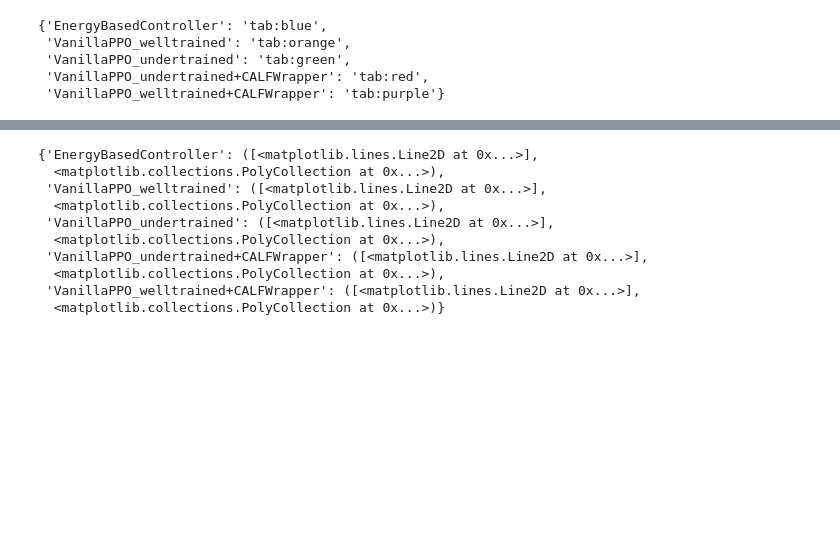
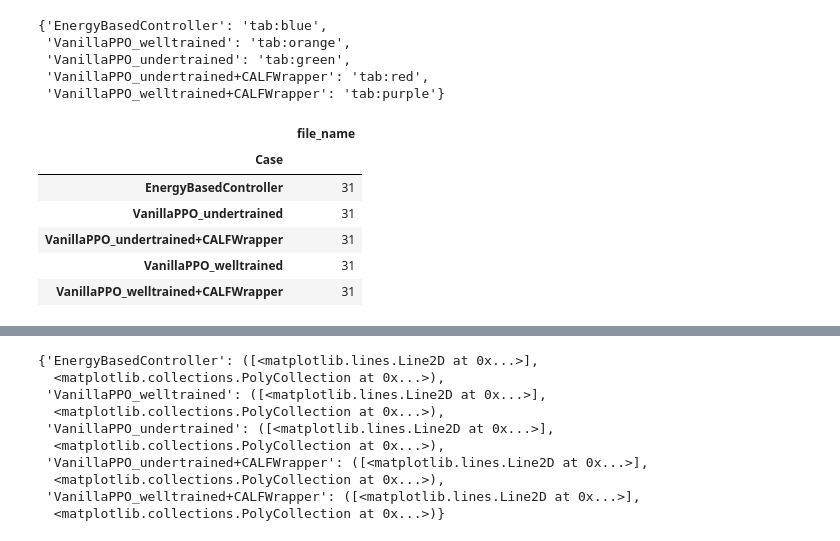
Before and after one commit to osinenkop/stable-baselines-playground, a Jupyter notebook: notebooks/analysis.ipynb, the cells around one changed output, grey strips where cells are left out. Drawn from its saved outputs; the diff is of its cells as text; code cells hidden in the pictures; blank space fills up the shorter version.

```diff
--- a/notebooks/analysis.ipynb
+++ b/notebooks/analysis.ipynb
@@ -79,5 +79,15 @@ case_colors
  'VanillaPPO_undertrained': 'tab:green',
  'VanillaPPO_undertrained+CALFWrapper': 'tab:red',
  'VanillaPPO_welltrained+CALFWrapper': 'tab:purple'}
+# %%
+df.loc[:, ["Case", "file_name"]].groupby(["Case"]).nunique()
+# %% [output]
+|  | file_name |
+| Case |  |
+| EnergyBasedController | 31 |
+| VanillaPPO_undertrained | 31 |
+| VanillaPPO_undertrained+CALFWrapper | 31 |
+| VanillaPPO_welltrained | 31 |
+| VanillaPPO_welltrained+CALFWrapper | 31 |
 # %%
 # df.loc[:, ["Case", "file_name"]].groupby(["Case"]).nunique()
```
Also changed, not shown: parts of 2 cells of this notebook, 4 other files.
